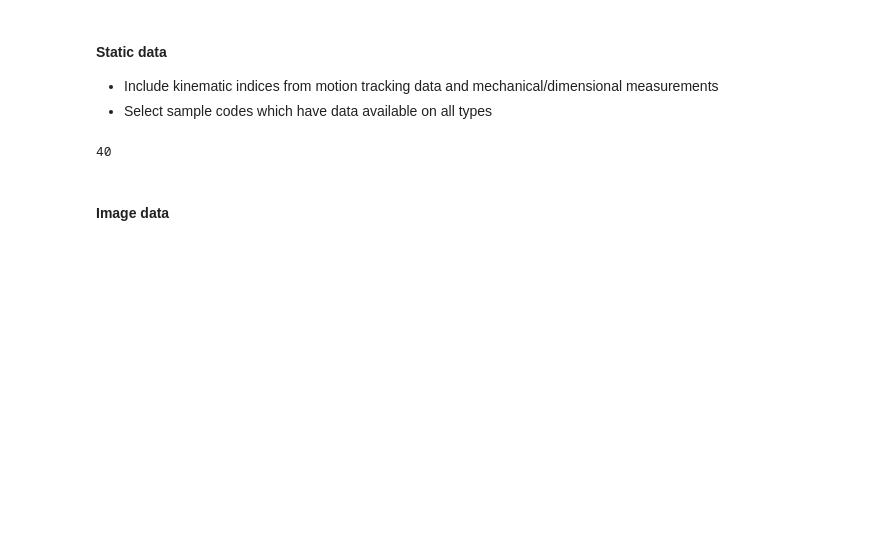
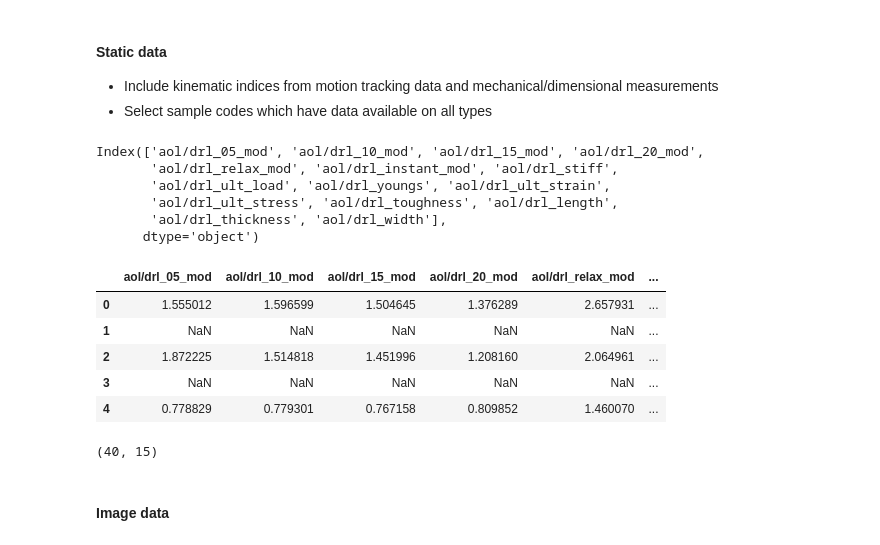
Before and after one commit to ZeyuT/tmc_health_grading, a Jupyter notebook: tmc_data.ipynb, the cells around one changed output. Cells and saved outputs as stored; diff of their text form; code cells hidden in the pictures; blank space fills up the shorter version.

Commit message:
Manually select ligament properties, and keep all subjects in data

```diff
--- a/tmc_data.ipynb
+++ b/tmc_data.ipynb
@@ -286,22 +289,40 @@ static_data = collections.defaultdict(list)
 
 '''
 Data drieved from dynamic measurement
-    File: all_results_clean_for_stats.xlsx
-    Use sheet 'bony' and 'kinm', sheet 'mech' has many empty cells.
+    File: ligament_data.xlsx
+    Use aol/drl ligament properties
+'''
+static_df = pd.read_excel(os.path.join(root_path, f'Supplements/ligament_data.xlsx'))
 
-'''
-static_df = pd.read_excel(os.path.join(root_path, f'Supplements/All_Data_New_Gold.xlsx'))
-
-static_df.dropna(thresh=10, inplace=True) # Drop rows with less than 10 cells being non-NA
-static_df.dropna(thresh=10, inplace=True, axis=1) # Drop columns with less than 10 cells being non-NA
-sid_list = static_df.iloc[:, 0].values
-gt_col = map(lambda x: Label2Numbers[x], static_df.iloc[:, 7].values)
-static_df = static_df.drop(columns=static_df.columns[:10]) # Leave numeric data only
-static_df.fillna(static_df.mean(), inplace=True) # Fill empty values with column average
-for hid, data in zip(sid_list, static_df.values):
+# static_df.dropna(thresh=10, inplace=True) # Drop rows with less than 10 cells being non-NA
+# static_df.dropna(thresh=10, inplace=True, axis=1) # Drop columns with less than 10 cells being non-NA
+hid_list = static_df.iloc[:, 0].values
+# gt_col = map(lambda x: Label2Numbers[x], static_df.iloc[:, 7].values)
+# static_df = static_df.drop(columns=static_df.columns[:10]) # Leave numeric data only
+static_df = static_df.filter(regex='aol/drl*')
+# static_df.fillna(static_df.mean(), inplace=True) # Fill empty values with column average
+for hid, data in zip(hid_list, static_df.values):
     static_data[hid].append(data)
-# %%
-print(len(sid_list))
-# %% [output]
-40
+# %%
+static_df.columns
+# %% [output]
+Index(['aol/drl_05_mod', 'aol/drl_10_mod', 'aol/drl_15_mod', 'aol/drl_20_mod',
+       'aol/drl_relax_mod', 'aol/drl_instant_mod', 'aol/drl_stiff',
+       'aol/drl_ult_load', 'aol/drl_youngs', 'aol/drl_ult_strain',
+       'aol/drl_ult_stress', 'aol/drl_toughness', 'aol/drl_length',
+       'aol/drl_thickness', 'aol/drl_width'],
+      dtype='object')
+# %%
+static_df.head()
+# %% [output]
+|  | aol/drl_05_mod | aol/drl_10_mod | aol/drl_15_mod | aol/drl_20_mod | aol/drl_relax_mod | ... |
+| 0 | 1.555012 | 1.596599 | 1.504645 | 1.376289 | 2.657931 | ... |
+| 1 | NaN | NaN | NaN | NaN | NaN | ... |
+| 2 | 1.872225 | 1.514818 | 1.451996 | 1.208160 | 2.064961 | ... |
+| 3 | NaN | NaN | NaN | NaN | NaN | ... |
+| 4 | 0.778829 | 0.779301 | 0.767158 | 0.809852 | 1.460070 | ... |
+# %%
+static_df.shape
+# %% [output]
+(40, 15)
 # %%
```
Also changed, not shown: parts of 2 cells of this notebook.
